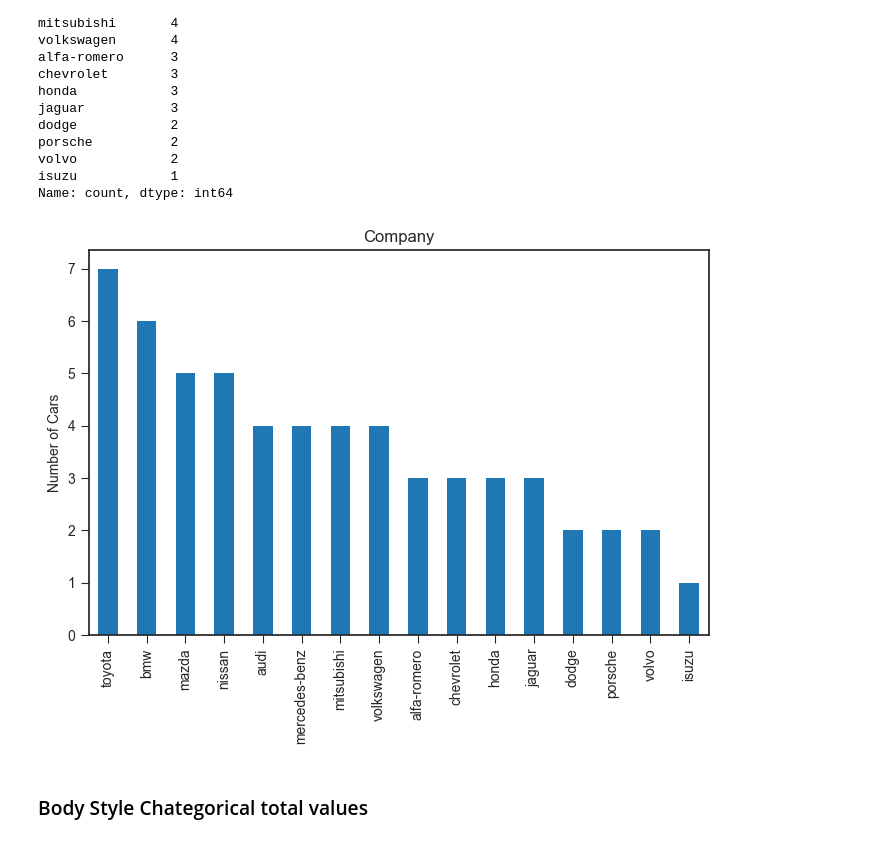
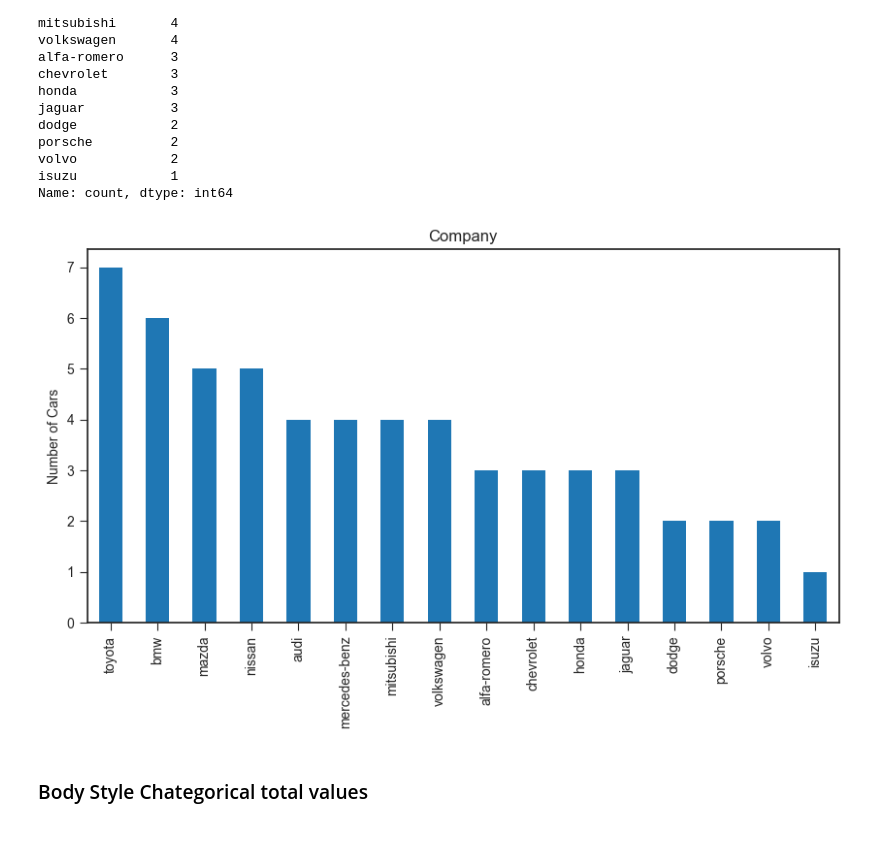
Before and after one commit to GHOSTRITAM/CLASS_PROJECT, a Jupyter notebook: Notebook/Car Price.ipynb, the cells around one changed output. Cells and saved outputs as stored; diff of their text form; code cells hidden in the pictures.

```diff
--- a/Notebook/Car Price.ipynb
+++ b/Notebook/Car Price.ipynb
@@ -276,15 +276,15 @@ Name: count, dtype: int64
 # %%
 # Visualize Company column data
 
-plt.figure(figsize=(8, 5))
+plt.figure(figsize=(10, 5))
 plt.style.use('seaborn-v0_8-ticks')
 car['company'].value_counts().plot(kind='bar')
 plt.title('Company')
 plt.ylabel('Number of Cars')
 plt.xlabel('')
 plt.show()
 # %% [output]
-[figure, old version]
+[figure, new version]
 # %% [markdown]
 <style>
 h3{color: rgb(102, 102, 153); background-color: rgb(204, 255, 102);}
```
Also changed, not shown: parts of 43 cells of this notebook.
